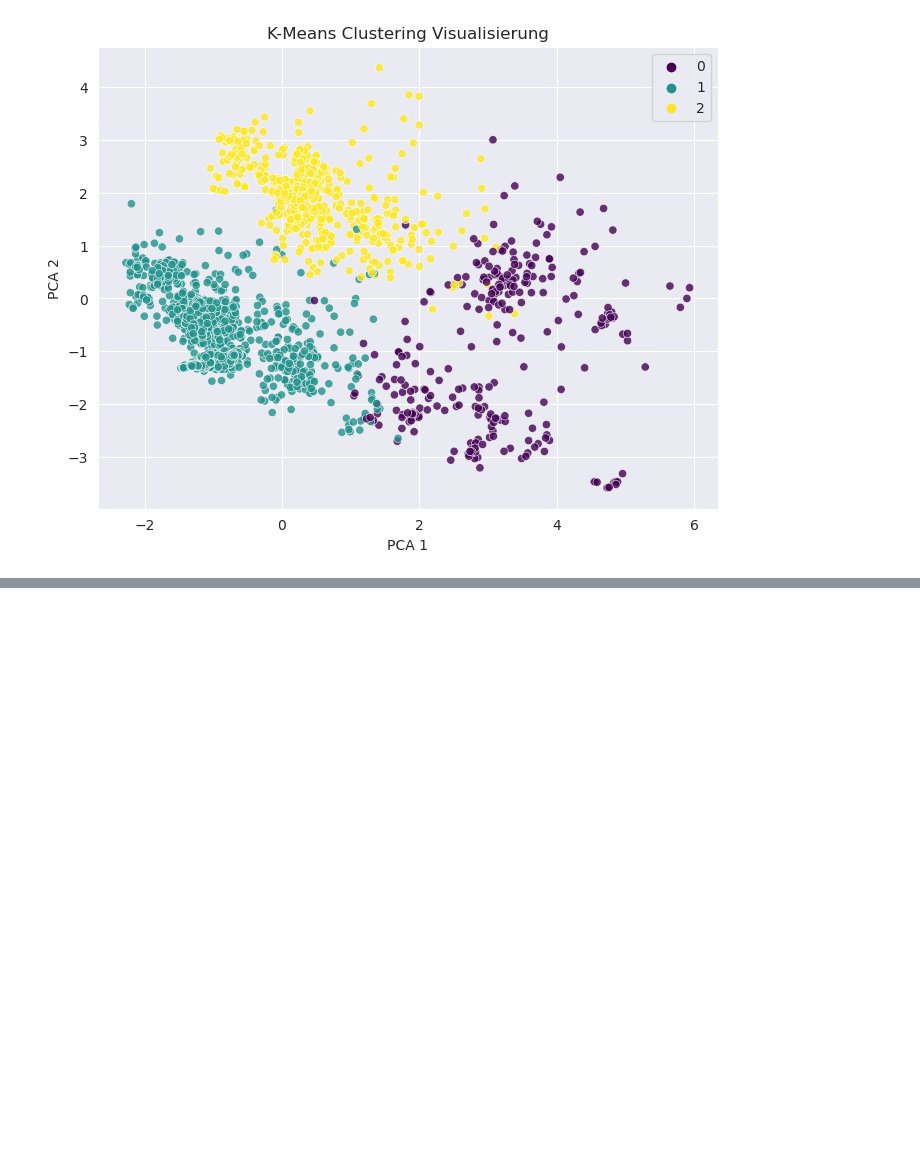
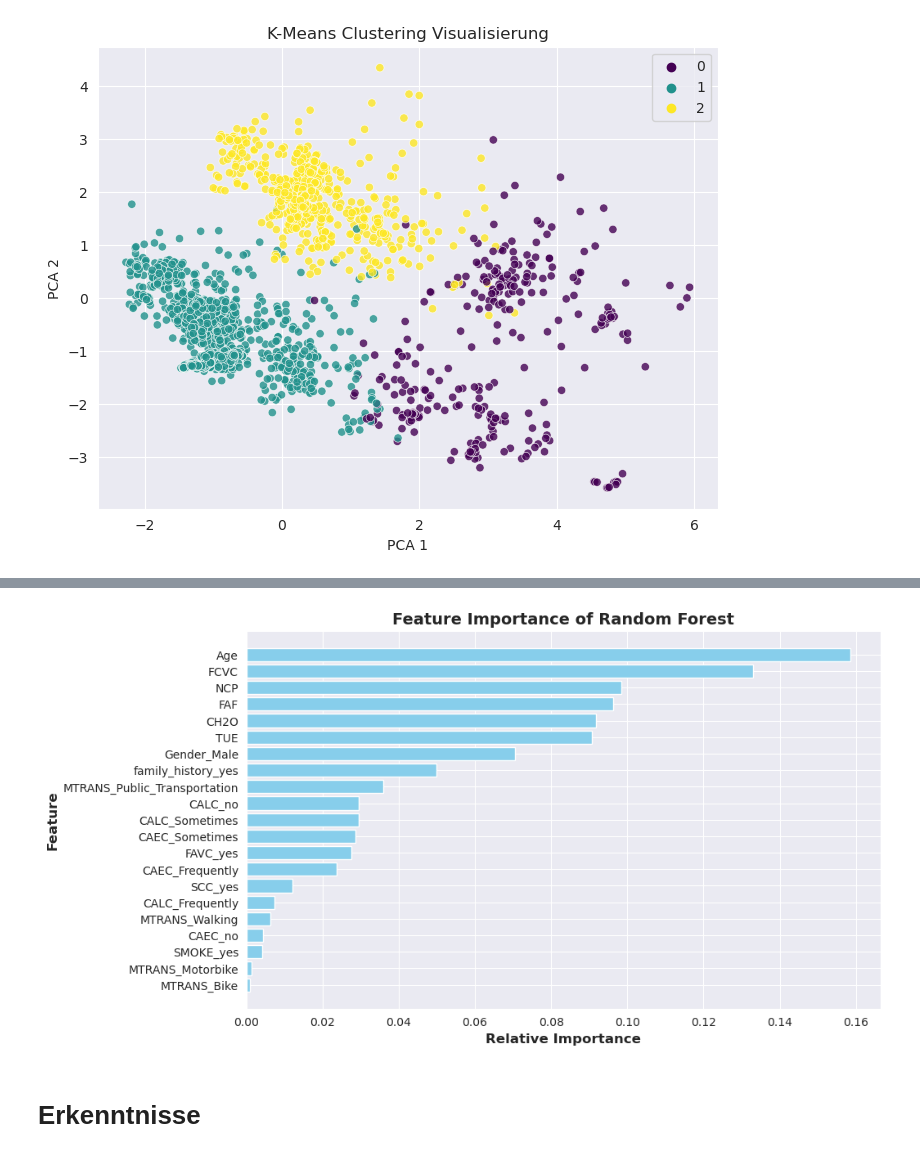
Before and after one commit to Niklas-Wag/Sleep_DSAI, a Jupyter notebook: ObesityPrediction.ipynb, the cells around one changed output, grey strips where cells are left out. Saved outputs shown, nothing was run; the diff lists cells and outputs as text; code cells hidden in the pictures; blank space fills up the shorter version.

```diff
--- a/ObesityPrediction.ipynb
+++ b/ObesityPrediction.ipynb
@@ -482,0 +498,17 @@ plt.show()
+# %%
+# feature importance of random forest
+importances = clf.feature_importances_
+features = X.columns
+indices = np.argsort(importances)
+
+plt.figure(figsize=(10, 6))
+plt.barh(range(len(indices)), importances[indices], align='center', color='skyblue')
+plt.yticks(range(len(indices)), [features[i] for i in indices])
+plt.xlabel('Relative Importance', fontsize=12, fontweight='bold')
+plt.ylabel('Feature', fontsize=12, fontweight='bold')
+plt.title('Feature Importance of Random Forest', fontsize=14, fontweight='bold')
+plt.show()
+# %% [output]
+[figure, added]
+# %% [markdown]
+# Erkenntnisse
```
Also changed, not shown: parts of 5 cells of this notebook.
